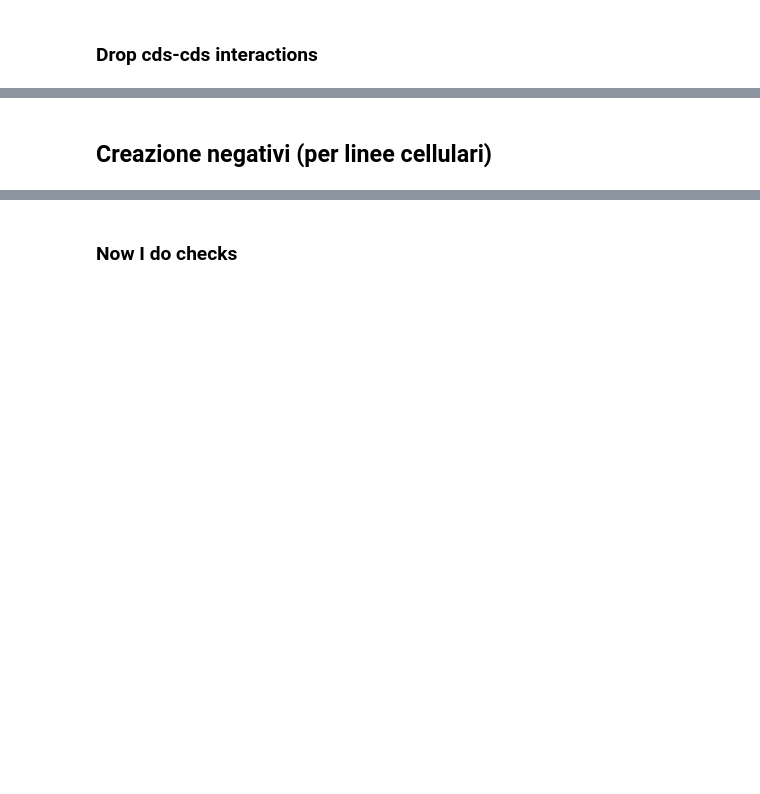
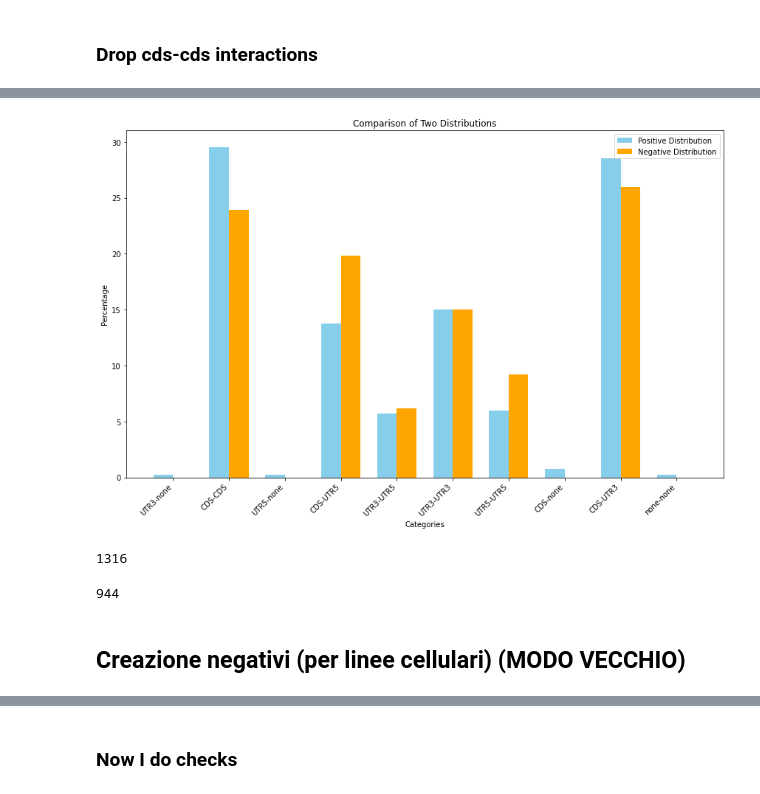
Before and after one commit to giorgiobini/RIME, a Jupyter notebook: src/preprocess_SPLASH_RANDOM.ipynb, the cells around one changed output, grey strips where cells are left out. Cells and saved outputs as stored; diff of their text form; code cells hidden in the pictures; blank space fills up the shorter version.

```diff
--- a/src/preprocess_SPLASH_RANDOM.ipynb
+++ b/src/preprocess_SPLASH_RANDOM.ipynb
@@ -218,0 +461,12 @@ assert ((df_int.y1 + df_int.h) <= df_int.length_2).all()
+# %%
+plot_interaction_region(df[df.couples.isin(dict_sets['test'])])
+# %% [output]
+[figure, added]
+# %%
+df[df.interacting == True].shape[0]
+# %% [output]
+1316
+# %%
+df[df.interacting == False].shape[0]
+# %% [output]
+944
@@ -219,3 +490,3 @@ assert ((df_int.y1 + df_int.h) <= df_int.length_2).all()
 # %% [markdown]
-##  Creazione negativi (per linee cellulari)
+##  Creazione negativi (per linee cellulari) (MODO VECCHIO)
 # %%
```
Also changed, not shown: parts of 33 cells of this notebook, 43 other files.
